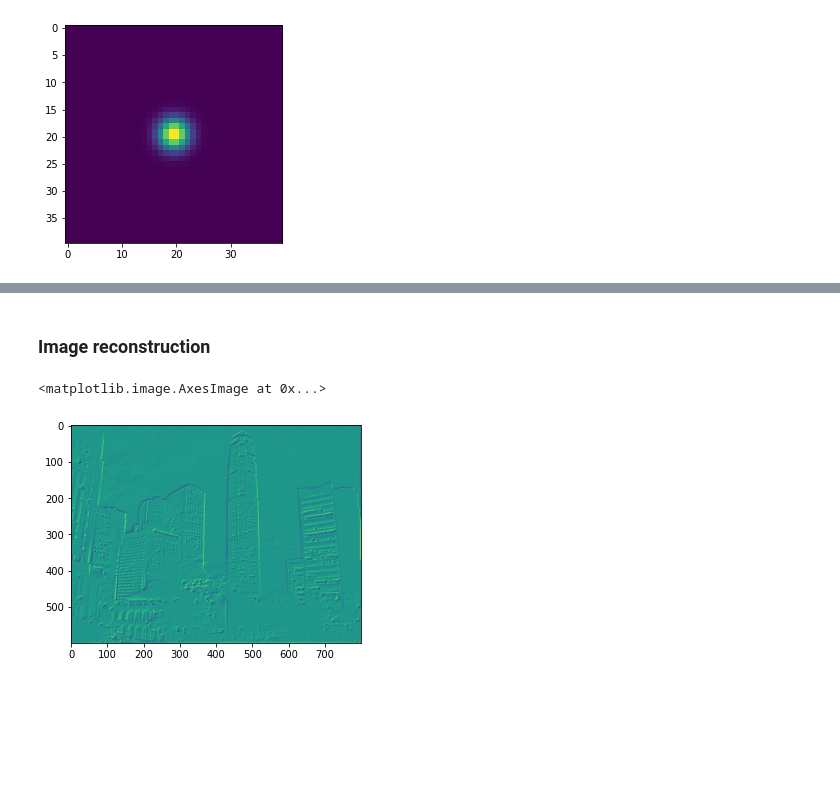
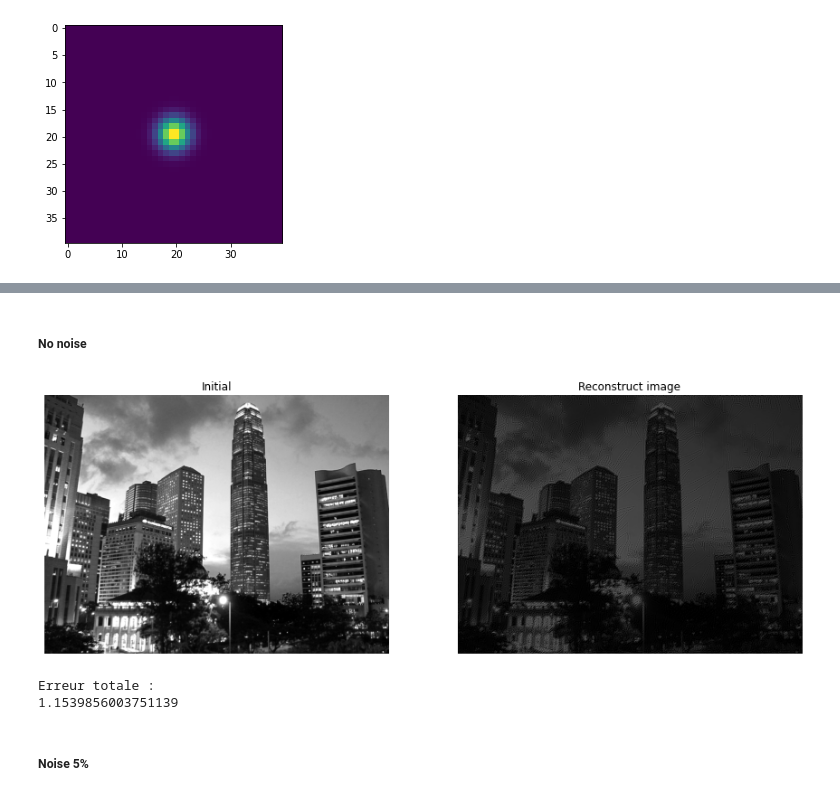
Before and after one commit to ceciledellavalle/BlindDeconvolution, a Jupyter notebook: ImageReconstruction.ipynb, the cells around one changed output, grey strips where cells are left out. Drawn from its saved outputs; the diff is of its cells as text; code cells hidden in the pictures; blank space fills up the shorter version.

Commit message:
reconstruction avec régularité en cours

```diff
--- a/ImageReconstruction.ipynb
+++ b/ImageReconstruction.ipynb
@@ -47,12 +51,29 @@ plt.imshow(x_b)
-# %% [markdown]
-### Image reconstruction
+# %% [markdown]
+##### No noise
 # %%
-from estimator import Estimator_TV
 alpha = 1
 mu    = 1
-x_r = Estimator_TV(x_b,K,alpha,mu,niter = 500)
+x_r = Estimator_TV(x_b,K,alpha,mu,niter = 1000)
-# %%
-plt.imshow(x_b-x_i)
-# %% [output]
-<matplotlib.image.AxesImage at 0x...>
-[figure, removed]
+# %%
+fig, (ax0, ax1) = plt.subplots(1, 2, figsize=(15,7))
+# initial image
+ax0.imshow(x_i,cmap='gray')
+ax0.set_title('Initial')
+ax0.axis('off')
+# Reconstruct image
+ax1.imshow(x_r,cmap='gray')
+ax1.set_title('Reconstruct image')
+ax1.axis('off')
+# Show plot
+plt.show()
+# Error computation and dispay
+norm     = np.linalg.norm(x_i)
+error_l2 = np.linalg.norm(x_r-x_i)/norm
+print("Erreur totale :")
+print(error_l2)
+# %% [output]
+[figure, added]
+Erreur totale :
+1.1539856003751139
+# %% [markdown]
+##### Noise 5%
```
Also changed, not shown: parts of 11 cells of this notebook, 3 other files.
